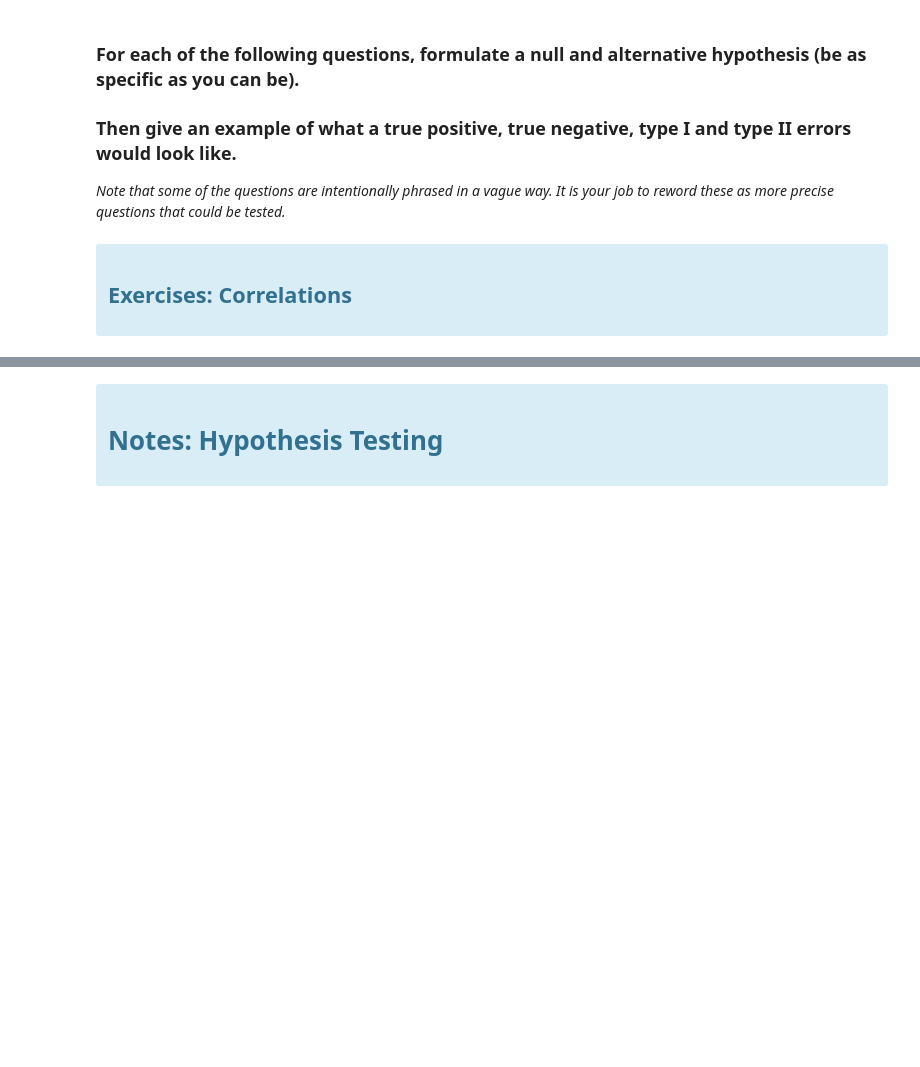
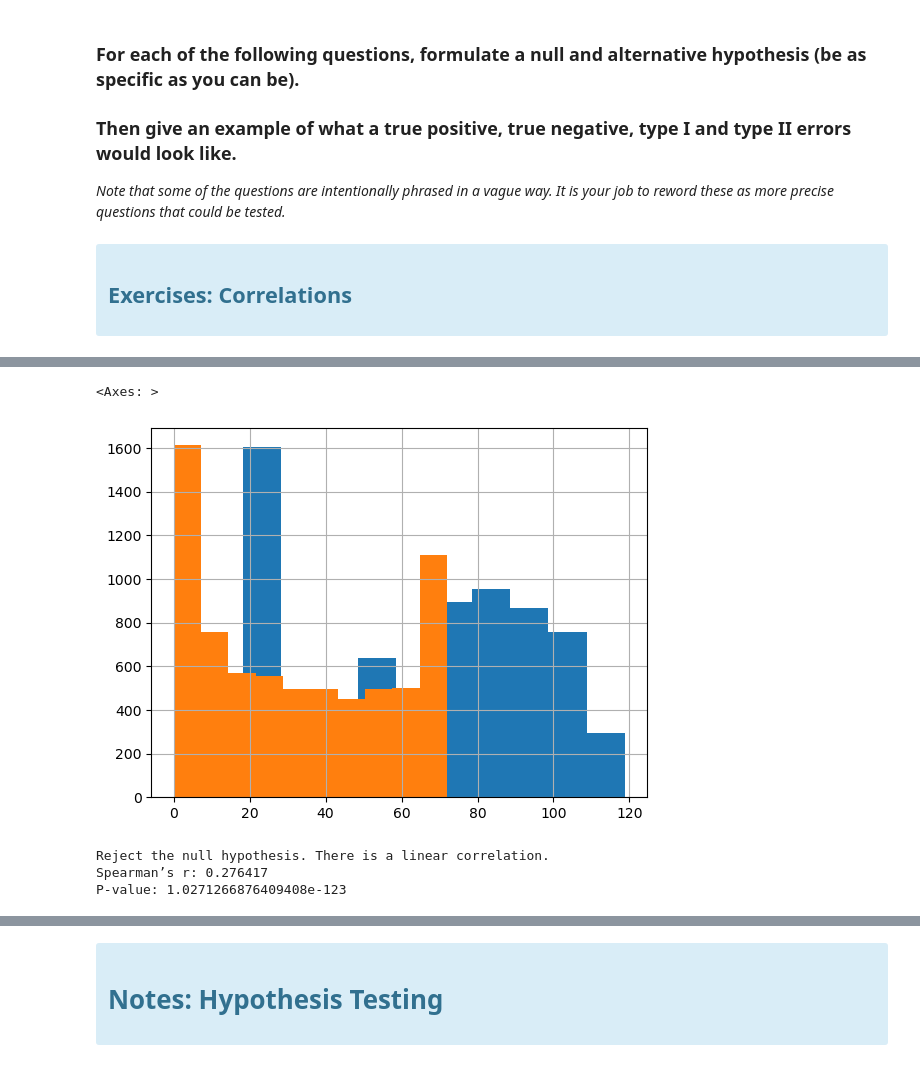
Before and after one commit to Zacharia-Schmitz/statistics-exercises, a Jupyter notebook: hypothesis_testing.ipynb, the cells around one changed output, grey strips where cells are left out. Drawn from its saved outputs; the diff is of its cells as text; code cells hidden in the pictures; blank space fills up the shorter version.

```diff
--- a/hypothesis_testing.ipynb
+++ b/hypothesis_testing.ipynb
@@ -228,0 +177,9 @@ tenure_total.corr()
+# %%
+#visual test of distribution for monthly charges
+charges_df.monthly_charges.hist()
+
+#visual test of distribution for tenure
+charges_df.tenure.hist()
+# %% [output]
+<Axes: >
+[figure, added]
@@ -228,0 +202,9 @@ tenure_total.corr()
+# %%
+#Since our features are not normally distributed, use Spearman
+sr,sp = stats.spearmanr(charges_df.tenure, charges_df.monthly_charges)
+
+eval_Sresult(sr,sp)
+# %% [output]
+Reject the null hypothesis. There is a linear correlation.
+Spearman’s r: 0.276417
+P-value: 1.0271266876409408e-123
```
Also changed, not shown: parts of 60 cells of this notebook.
